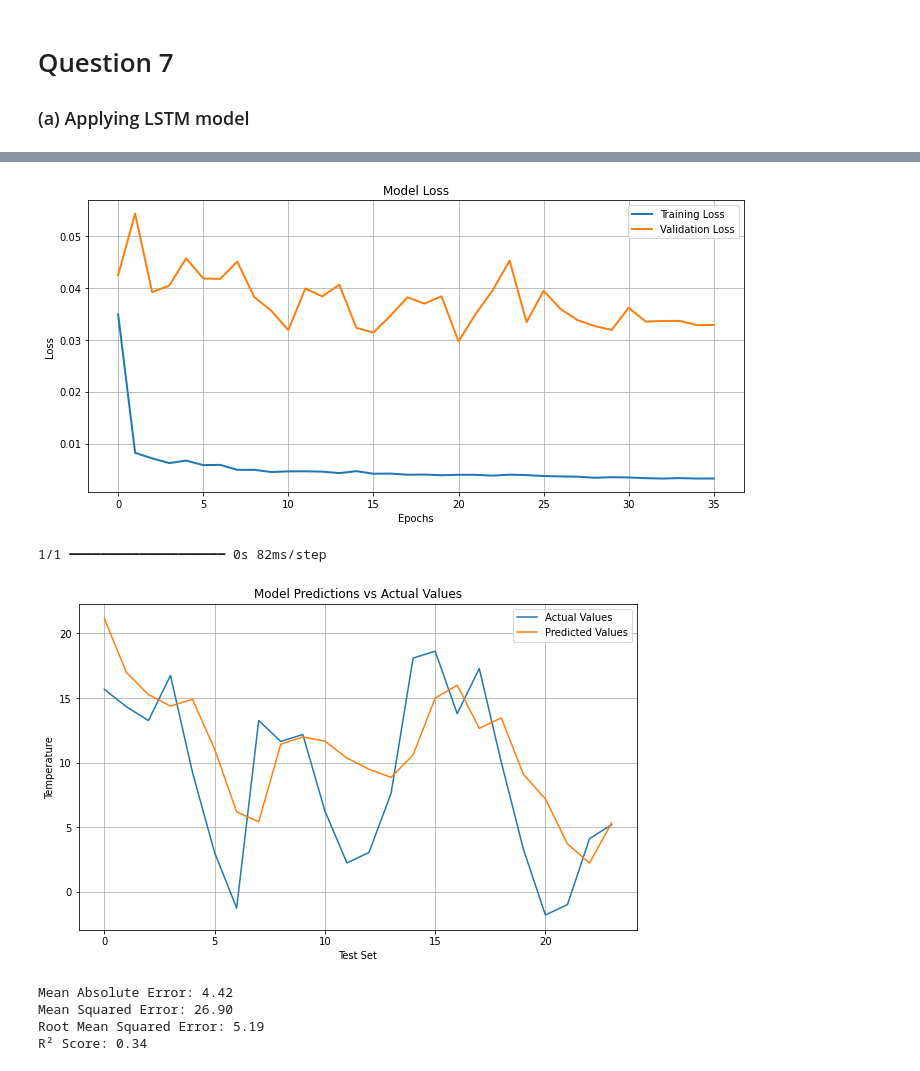
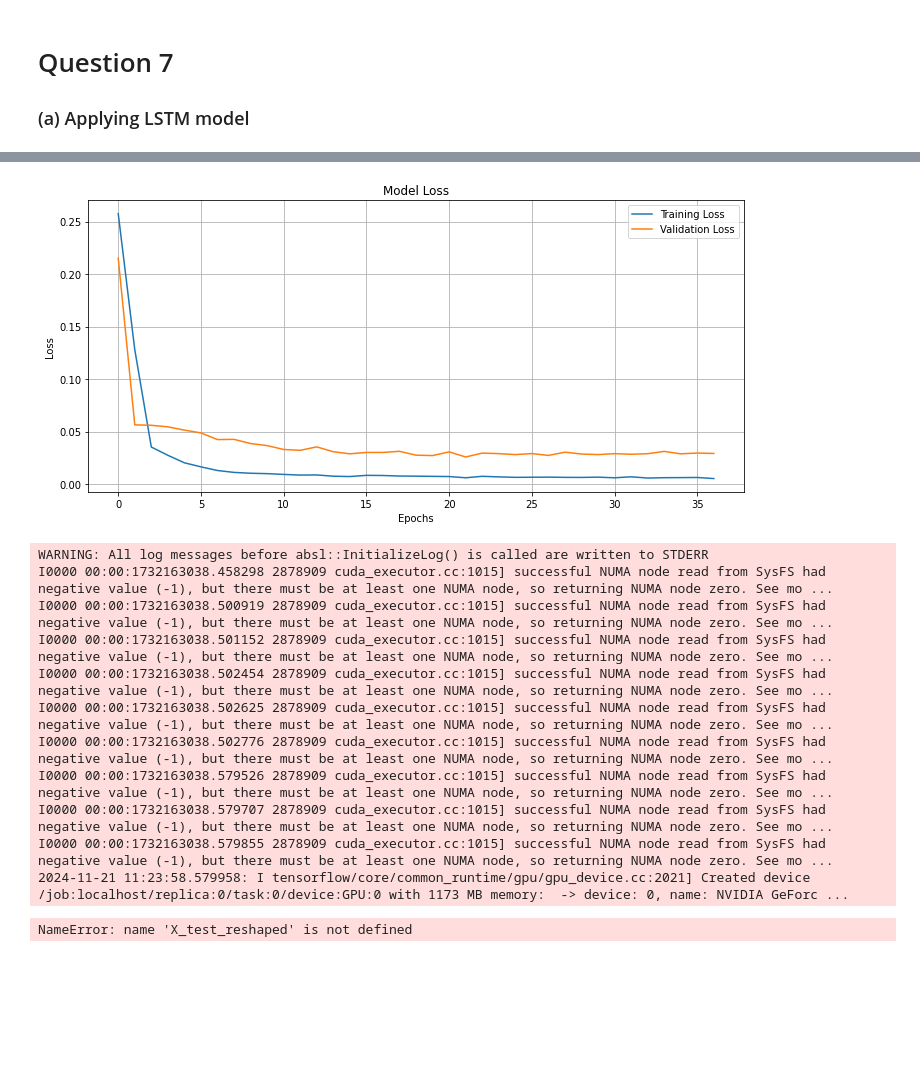
Before and after one commit to longle0702/lstm-predict-paris-temp, a Jupyter notebook: time_series_group_4.ipynb, the cells around one changed output, grey strips where cells are left out. Saved outputs shown, nothing was run; the diff lists cells and outputs as text; code cells hidden in the pictures; blank space fills up the shorter version.

```diff
--- a/time_series_group_4.ipynb
+++ b/time_series_group_4.ipynb
@@ -126,7 +133,7 @@ def reshape_lstm_input(X, y, n_past):
 
     return np.array(X_reshaped), np.array(y_reshaped), scaler_X, scaler_y
 
-n_past = 7
+n_past = 1
 n_features = X_train.shape[1]
 
 X_train_reshaped, y_train_reshaped, scaler_X, scaler_y = reshape_lstm_input(X_train, y_train, n_past)
@@ -145,12 +152,17 @@ y_test_reshaped shape: (24, 1)
 # %%
-# model = Sequential()
-# model.add(LSTM(50))
-# model.add(Dense(1))
-# model.compile(optimizer=Adam(), loss='mean_squared_error')
-# model_checkpoint = ModelCheckpoint('best_model_4.keras', save_best_only=True, monitor='val_loss', verbose=1)
-# reduce_lr = ReduceLROnPlateau(monitor='val_loss', factor=0.5, patience=5, min_lr=1e-6, verbose=1)
-# early_stopping = EarlyStopping(monitor='val_loss', patience=15, restore_best_weights=True, verbose=1)
-# history = model.fit(X_train_reshaped, y_train_reshaped, epochs=2000, batch_size=4, callbacks=[model_checkpoint, reduce_lr, early_stopping], verbose=1, validation_data=(X_test_reshaped, y_test_reshaped))
-# reduce_lr = ReduceLROnPlateau(monitor='val_loss', factor=0.5, patience=5, min_lr=1e-6, verbose=1)
-# history = model.fit(X_train, y_train, batch_size=4, epochs=300, validation_data=(X_test, y_test), callbacks=[reduce_lr, early_stopping, model_checkpoint], verbose=1)
+model = Sequential()
+model.add(LSTM(units=50, return_sequences = True))
+model.add(Dropout(0.1))
+model.add(LSTM(units=50, return_sequences = True))
+model.add(Dropout(0.1))
+model.add(LSTM(units=50, return_sequences = True))
+model.add(Dropout(0.1))
+model.add(LSTM(units=50))
+model.add(Dropout(0.1))
+model.add(Dense(units=1))
+model.compile(optimizer='adam', loss='mean_squared_error')
+model_checkpoint = ModelCheckpoint('best_model_7.keras', save_best_only=True, monitor='val_loss', verbose=1)
+reduce_lr = ReduceLROnPlateau(monitor='val_loss', factor=0.5, patience=5, min_lr=1e-6, verbose=1)
+early_stopping = EarlyStopping(monitor='val_loss', patience=15, restore_best_weights=True, verbose=1)
+history = model.fit(X_train_reshaped, y_train_reshaped, epochs=100, batch_size=32, callbacks=[model_checkpoint, reduce_lr, early_stopping], verbose=1, validation_data=(X_test_reshaped, y_test_reshaped))
 # %% [output]
@@ -188,19 +186,19 @@ Restoring model weights from the end of the best epoch: 21.
 # %%
 plt.figure(figsize=(10, 5))
-plt.plot(history.history['loss'], label='Training Loss', linewidth=2)
-plt.plot(history.history['val_loss'], label='Validation Loss', linewidth=2)
+plt.plot(history.history['loss'], label='Training Loss')
+plt.plot(history.history['val_loss'], label='Validation Loss')
 plt.title('Model Loss')
 plt.xlabel('Epochs')
 plt.ylabel('Loss')
 plt.legend()
 plt.grid()
 plt.tight_layout()
 plt.show()
 # %% [output]
-[figure, old version]
+[figure, new version]
 # %%
-model = load_model("best_model_lstm.keras")
-y_pred_scaled = model.predict(X_test_reshaped)
+model2 = load_model("best_model_6.keras")
+y_pred_scaled = model2.predict(X_test_reshaped)
 y_pred = scaler_y.inverse_transform(y_pred_scaled)
 y_test_actual = scaler_y.inverse_transform(y_test_reshaped)
 plt.figure(figsize=(10, 6))
@@ -223,9 +221,15 @@ print(f"Mean Squared Error: {mse:.2f}")
 print(f"Root Mean Squared Error: {rmse:.2f}")
 print(f"R² Score: {r2:.2f}")
 # %% [output]
-1/1 ━━━━━━━━━━━━━━━━━━━━ 0s 82ms/step
+WARNING: All log messages before absl::InitializeLog() is called are written to STDERR
+I0000 00:00:1732163038.458298 2878909 cuda_executor.cc:1015] successful NUMA node read from SysFS had negative value (-1), but there must be at least one NUMA node, so returning NUMA node zero. See mo ...
+I0000 00:00:1732163038.500919 2878909 cuda_executor.cc:1015] successful NUMA node read from SysFS had negative value (-1), but there must be at least one NUMA node, so returning NUMA node zero. See mo ...
+I0000 00:00:1732163038.501152 2878909 cuda_executor.cc:1015] successful NUMA node read from SysFS had negative value (-1), but there must be at least one NUMA node, so returning NUMA node zero. See mo ...
+I0000 00:00:1732163038.502454 2878909 cuda_executor.cc:1015] successful NUMA node read from SysFS had negative value (-1), but there must be at least one NUMA node, so returning NUMA node zero. See mo ...
+I0000 00:00:1732163038.502625 2878909 cuda_executor.cc:1015] successful NUMA node read from SysFS had negative value (-1), but there must be at least one NUMA node, so returning NUMA node zero. See mo ...
+I0000 00:00:1732163038.502776 2878909 cuda_executor.cc:1015] successful NUMA node read from SysFS had negative value (-1), but there must be at least one NUMA node, so returning NUMA node zero. See mo ...
+I0000 00:00:1732163038.579526 2878909 cuda_executor.cc:1015] successful NUMA node read from SysFS had negative value (-1), but there must be at least one NUMA node, so returning NUMA node zero. See mo ...
+I0000 00:00:1732163038.579707 2878909 cuda_executor.cc:1015] successful NUMA node read from SysFS had negative value (-1), but there must be at least one NUMA node, so returning NUMA node zero. See mo ...
+I0000 00:00:1732163038.579855 2878909 cuda_executor.cc:1015] successful NUMA node read from SysFS had negative value (-1), but there must be at least one NUMA node, so returning NUMA node zero. See mo ...
+2024-11-21 11:23:58.579958: I tensorflow/core/common_runtime/gpu/gpu_device.cc:2021] Created device /job:localhost/replica:0/task:0/device:GPU:0 with 1173 MB memory:  -> device: 0, name: NVIDIA GeForc ...
-[figure, removed]
-Mean Absolute Error: 4.42
-Mean Squared Error: 26.90
-Root Mean Squared Error: 5.19
-R² Score: 0.34
+NameError: name 'X_test_reshaped' is not defined
```
Also changed, not shown: parts of 4 cells of this notebook, 1 other file.
